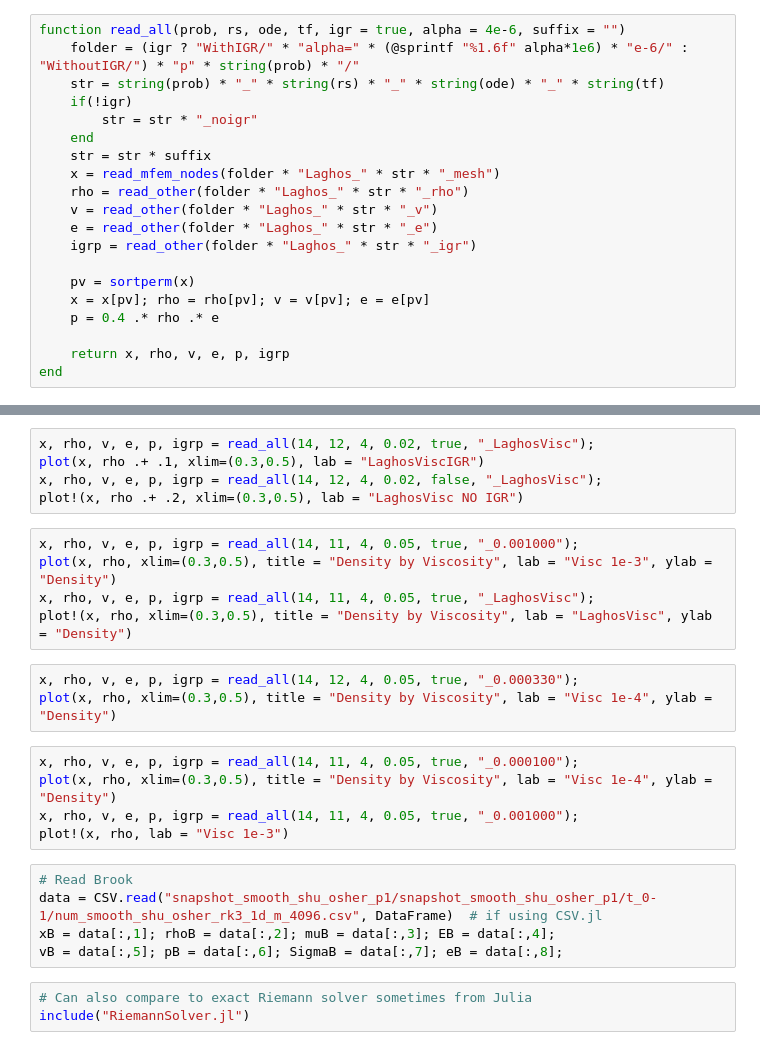
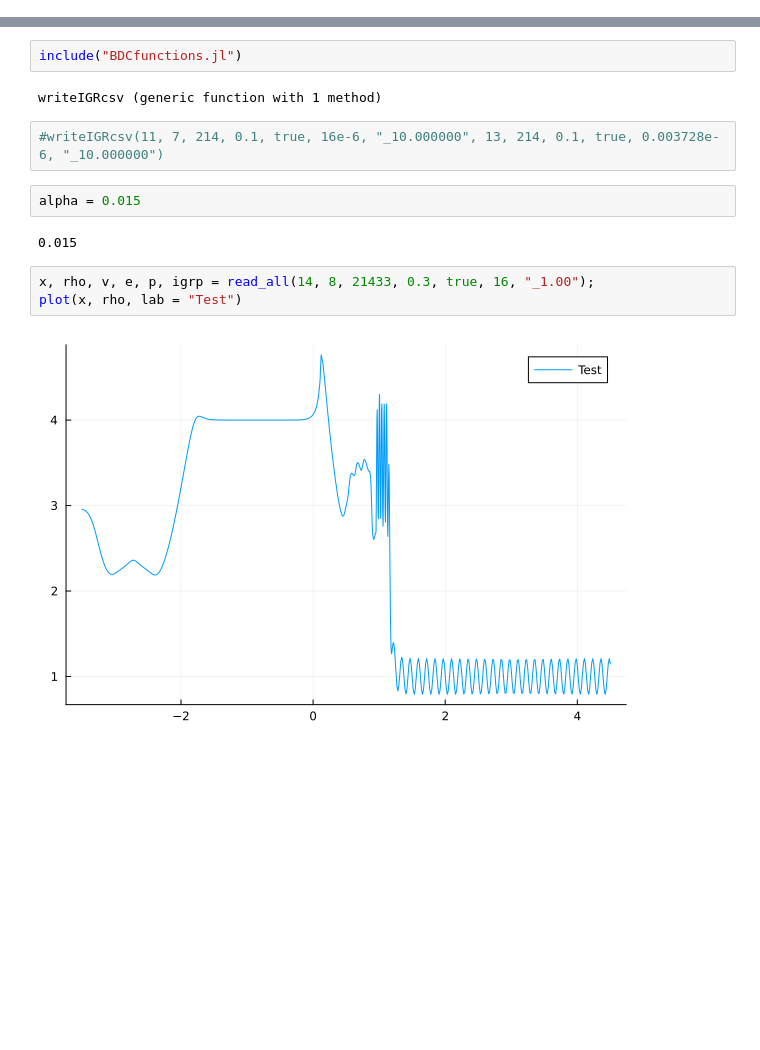
Before and after one commit to DynoDave4/igr-barotropic-euler, a Jupyter notebook: LaghosScalar/Brook-Dave Comparison.ipynb, the cells around one changed output, grey strips where cells are left out. Drawn from its saved outputs; the diff is of its cells as text; blank space fills up the shorter version.

```diff
--- a/LaghosScalar/Brook-Dave Comparison.ipynb
+++ b/LaghosScalar/Brook-Dave Comparison.ipynb
@@ -51,20 +8,0 @@ end
-# %%
-function read_all(prob, rs, ode, tf, igr = true, alpha = 4e-6, suffix = "")
-    folder = (igr ? "WithIGR/" * "alpha=" * (@sprintf "%1.6f" alpha*1e6) * "e-6/" : "WithoutIGR/") * "p" * string(prob) * "/"
-    str = string(prob) * "_" * string(rs) * "_" * string(ode) * "_" * string(tf)
-    if(!igr)
-        str = str * "_noigr"
-    end
-    str = str * suffix
-    x = read_mfem_nodes(folder * "Laghos_" * str * "_mesh")
-    rho = read_other(folder * "Laghos_" * str * "_rho")
-    v = read_other(folder * "Laghos_" * str * "_v")
-    e = read_other(folder * "Laghos_" * str * "_e")
-    igrp = read_other(folder * "Laghos_" * str * "_igr")
-
-    pv = sortperm(x)
-    x = x[pv]; rho = rho[pv]; v = v[pv]; e = e[pv]
-    p = 0.4 .* rho .* e
-
-    return x, rho, v, e, p, igrp
-end
@@ -130,26 +9,15 @@ plot!(plot1, plot2, ylab = "Velocity")
-# %%
-x, rho, v, e, p, igrp = read_all(14, 12, 4, 0.02, true, "_LaghosVisc");
-plot(x, rho .+ .1, xlim=(0.3,0.5), lab = "LaghosViscIGR")
-x, rho, v, e, p, igrp = read_all(14, 12, 4, 0.02, false, "_LaghosVisc");
-plot!(x, rho .+ .2, xlim=(0.3,0.5), lab = "LaghosVisc NO IGR")
-# %%
-x, rho, v, e, p, igrp = read_all(14, 11, 4, 0.05, true, "_0.001000");
-plot(x, rho, xlim=(0.3,0.5), title = "Density by Viscosity", lab = "Visc 1e-3", ylab = "Density")
-x, rho, v, e, p, igrp = read_all(14, 11, 4, 0.05, true, "_LaghosVisc");
-plot!(x, rho, xlim=(0.3,0.5), title = "Density by Viscosity", lab = "LaghosVisc", ylab = "Density")
+# %%
+include("BDCfunctions.jl")
+# %% [output]
+writeIGRcsv (generic function with 1 method)
+# %%
+#writeIGRcsv(11, 7, 214, 0.1, true, 16e-6, "_10.000000", 13, 214, 0.1, true, 0.003728e-6, "_10.000000")
+# %%
+alpha = 0.015
+# %% [output]
+0.015
 # %%
-x, rho, v, e, p, igrp = read_all(14, 12, 4, 0.05, true, "_0.000330");
-plot(x, rho, xlim=(0.3,0.5), title = "Density by Viscosity", lab = "Visc 1e-4", ylab = "Density")
+x, rho, v, e, p, igrp = read_all(14, 8, 21433, 0.3, true, 16, "_1.00");
+plot(x, rho, lab = "Test")
+# %% [output]
+[figure, added]
-# %%
-x, rho, v, e, p, igrp = read_all(14, 11, 4, 0.05, true, "_0.000100");
-plot(x, rho, xlim=(0.3,0.5), title = "Density by Viscosity", lab = "Visc 1e-4", ylab = "Density")
-x, rho, v, e, p, igrp = read_all(14, 11, 4, 0.05, true, "_0.001000");
-plot!(x, rho, lab = "Visc 1e-3")
-# %%
-# Read Brook
-data = CSV.read("snapshot_smooth_shu_osher_p1/snapshot_smooth_shu_osher_p1/t_0-1/num_smooth_shu_osher_rk3_1d_m_4096.csv", DataFrame)  # if using CSV.jl
-xB = data[:,1]; rhoB = data[:,2]; muB = data[:,3]; EB = data[:,4];
-vB = data[:,5]; pB = data[:,6]; SigmaB = data[:,7]; eB = data[:,8];
-# %%
-# Can also compare to exact Riemann solver sometimes from Julia
-include("RiemannSolver.jl")
```
Also changed, not shown: parts of 22 cells of this notebook, 1 other file.
